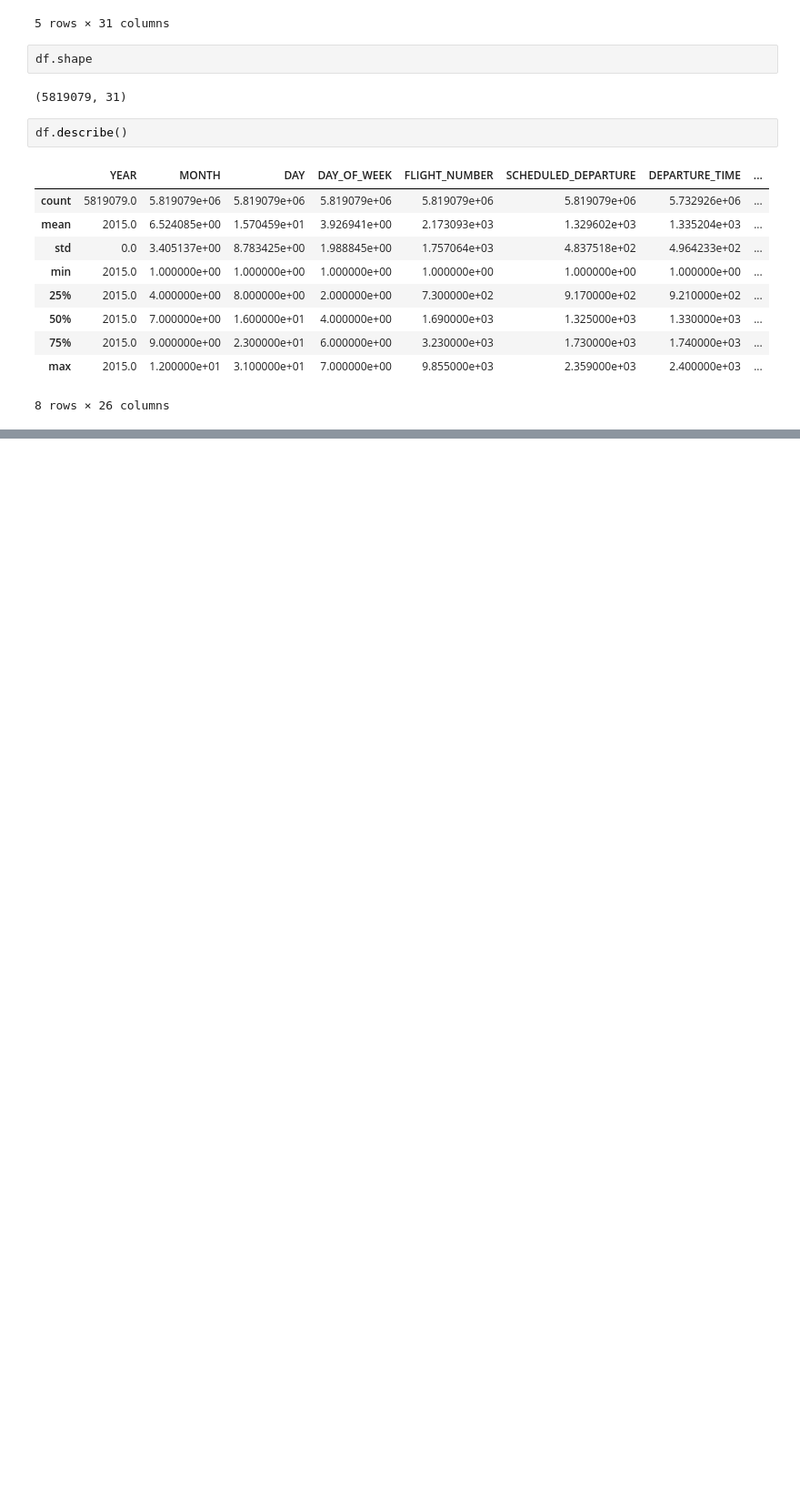
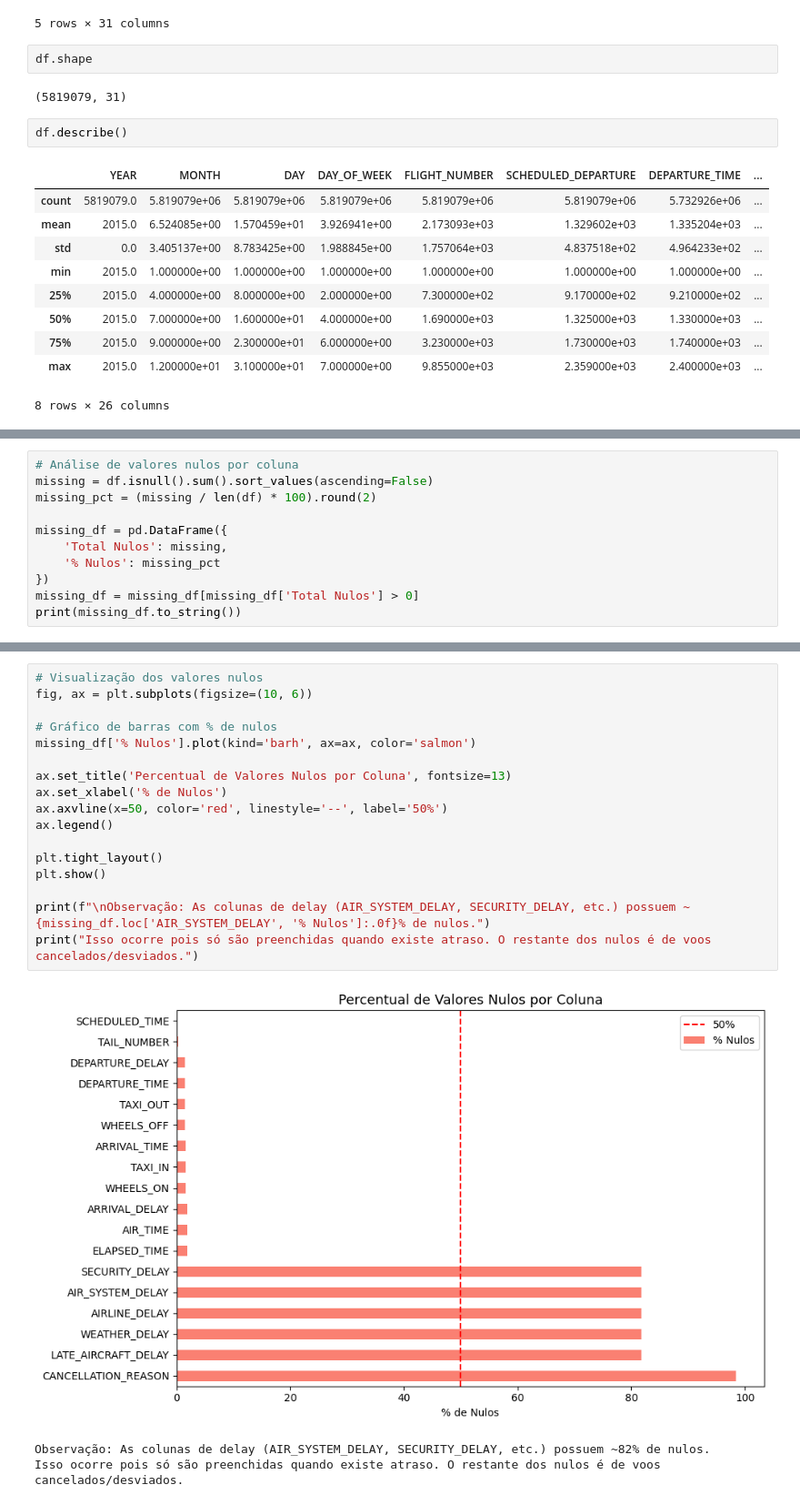
Before and after one commit to ofeprince/tech_challenge_3, a Jupyter notebook: notebooks/01_eda.ipynb, the cells around one changed output, grey strips where cells are left out. Shown at 91% size. Cells and saved outputs as stored; diff of their text form; blank space fills up the shorter version.

```diff
--- a/notebooks/01_eda.ipynb
+++ b/notebooks/01_eda.ipynb
@@ -86,0 +96,11 @@ Name: ARRIVAL_DELAY, Length: 5819079, dtype: float64
+# %%
+# Análise de valores nulos por coluna
+missing = df.isnull().sum().sort_values(ascending=False)
+missing_pct = (missing / len(df) * 100).round(2)
+
+missing_df = pd.DataFrame({
+    'Total Nulos': missing,
+    '% Nulos': missing_pct
+})
+missing_df = missing_df[missing_df['Total Nulos'] > 0]
+print(missing_df.to_string())
@@ -86,0 +127,21 @@ Name: ARRIVAL_DELAY, Length: 5819079, dtype: float64
+# %%
+# Visualização dos valores nulos
+fig, ax = plt.subplots(figsize=(10, 6))
+
+# Gráfico de barras com % de nulos
+missing_df['% Nulos'].plot(kind='barh', ax=ax, color='salmon')
+
+ax.set_title('Percentual de Valores Nulos por Coluna', fontsize=13)
+ax.set_xlabel('% de Nulos')
+ax.axvline(x=50, color='red', linestyle='--', label='50%')
+ax.legend()
+
+plt.tight_layout()
+plt.show()
+
+print(f"\nObservação: As colunas de delay (AIR_SYSTEM_DELAY, SECURITY_DELAY, etc.) possuem ~{missing_df.loc['AIR_SYSTEM_DELAY', '% Nulos']:.0f}% de nulos.")
+print("Isso ocorre pois só são preenchidas quando existe atraso. O restante dos nulos é de voos cancelados/desviados.")
+# %% [output]
+[figure, added]
+Observação: As colunas de delay (AIR_SYSTEM_DELAY, SECURITY_DELAY, etc.) possuem ~82% de nulos.
+Isso ocorre pois só são preenchidas quando existe atraso. O restante dos nulos é de voos cancelados/desviados.
```
Also changed, not shown: parts of 34 cells of this notebook, 4 other files.
